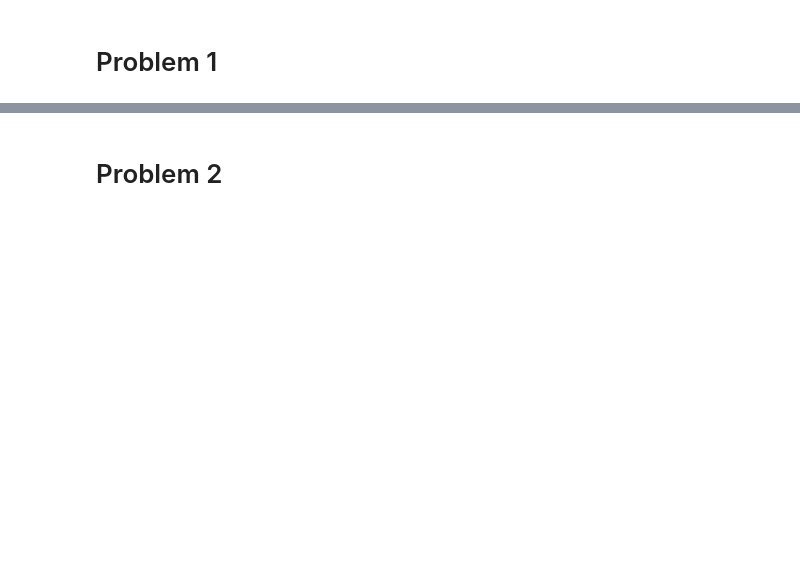
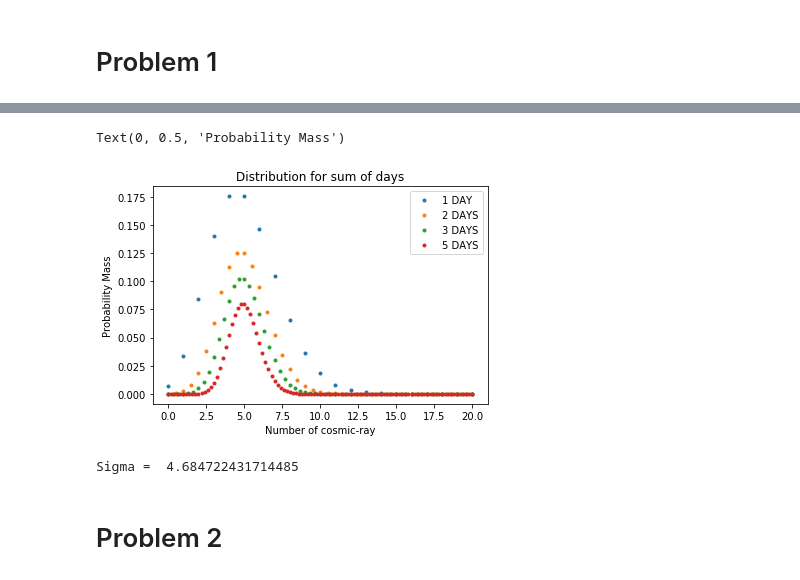
Before and after one commit to ziqishen-1575798/ziqishen, a Jupyter notebook: PHYS434 Lab 2.ipynb, the cells around one changed output, grey strips where cells are left out. Drawn from its saved outputs; the diff is of its cells as text; code cells hidden in the pictures; blank space fills up the shorter version.

```diff
--- a/PHYS434 Lab 2.ipynb
+++ b/PHYS434 Lab 2.ipynb
@@ -46,2 +53,25 @@ plt.plot(numx, poisson.pmf(numx, x*days), '.')
+# %%
+# Part c
+# as we increase the range of days, probability decreases but the ranges of x increases
+plt.plot(numx, day1, '.', label = '1 DAY')
+plt.plot(np.linspace(0, 40, 41)/2, day2, '.', label = '2 DAYS')
+plt.plot(np.linspace(0, 60, 61)/3, day3, '.', label = '3 DAYS')
+plt.plot(np.linspace(0, 100, 101)/5, poisson.pmf(numx5, 25), '.', label = '5 DAYS')
+plt.legend()
+plt.title('Distribution for sum of days')
+plt.xlabel('Number of cosmic-ray')
+plt.ylabel('Probability Mass')
+# %% [output]
+Text(0, 0.5, 'Probability Mass')
+[figure, added]
+# %%
+# Part d
+N = 2
+num_gamma = N * Y
+val = stats.poisson.cdf(num_gamma, 5)
+sigma = stats.norm.ppf(val)
+print('Sigma = ' , sigma)
+# %% [output]
+Sigma =  4.684722431714485
 # %% [markdown]
 # Problem 2
```
Also changed, not shown: parts of 12 cells of this notebook, 1 other file.
